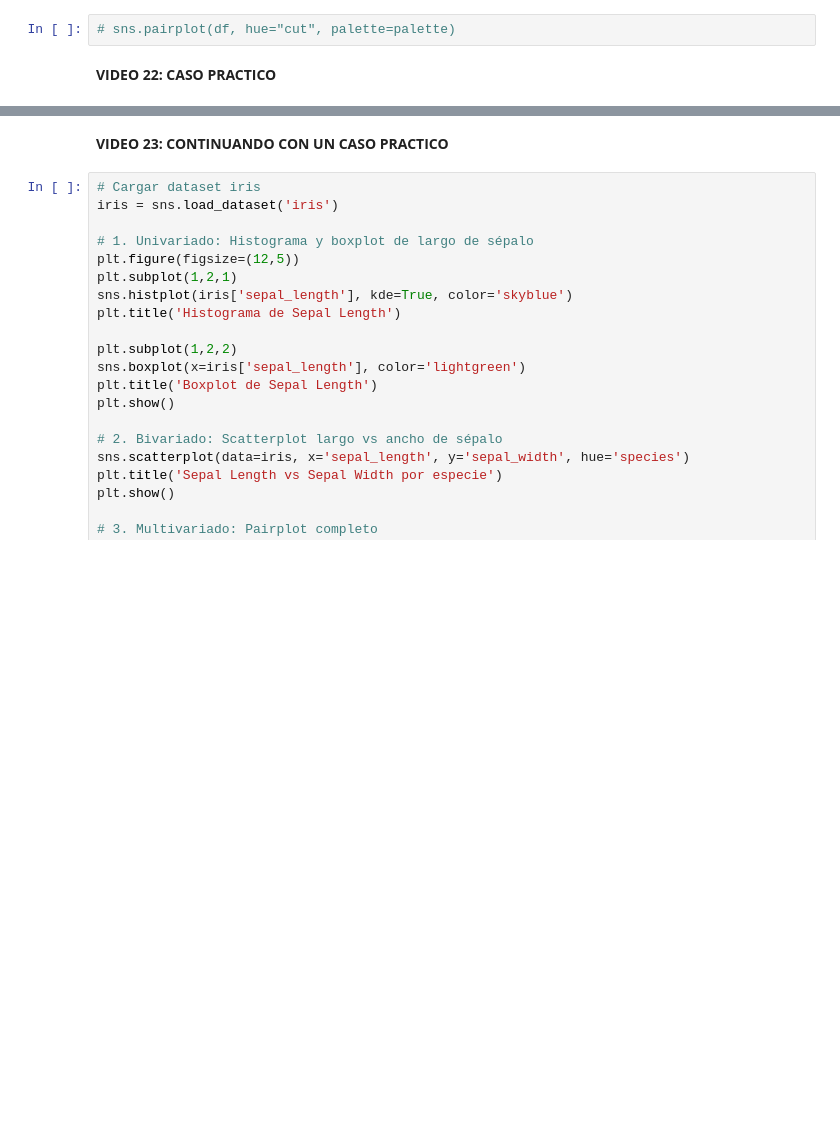
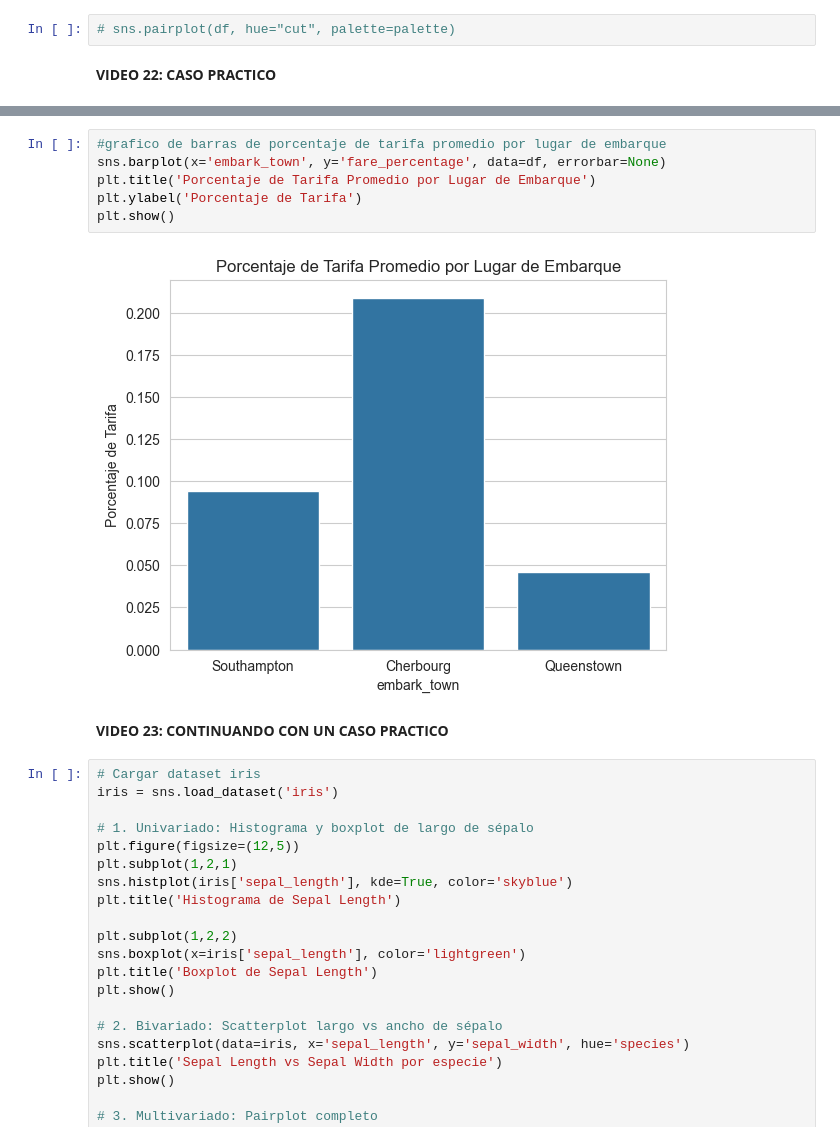
Before and after one commit to jcm78411/data-analisys, a Jupyter notebook: 6.data_analisys.ipynb, the cells around one changed output, grey strips where cells are left out. Saved outputs shown, nothing was run; the diff lists cells and outputs as text; blank space fills up the shorter version.

```diff
--- a/6.data_analisys.ipynb
+++ b/6.data_analisys.ipynb
@@ -81,3 +179,11 @@ plt.show()
+# %%
+#grafico de barras de porcentaje de tarifa promedio por lugar de embarque
+sns.barplot(x='embark_town', y='fare_percentage', data=df, errorbar=None)
+plt.title('Porcentaje de Tarifa Promedio por Lugar de Embarque')
+plt.ylabel('Porcentaje de Tarifa')
+plt.show()
+# %% [output]
+[figure, added]
 # %% [markdown]
 **VIDEO 23: CONTINUANDO CON UN CASO PRACTICO**
 # %%
```
Also changed, not shown: parts of 21 cells of this notebook, 20 other files.
